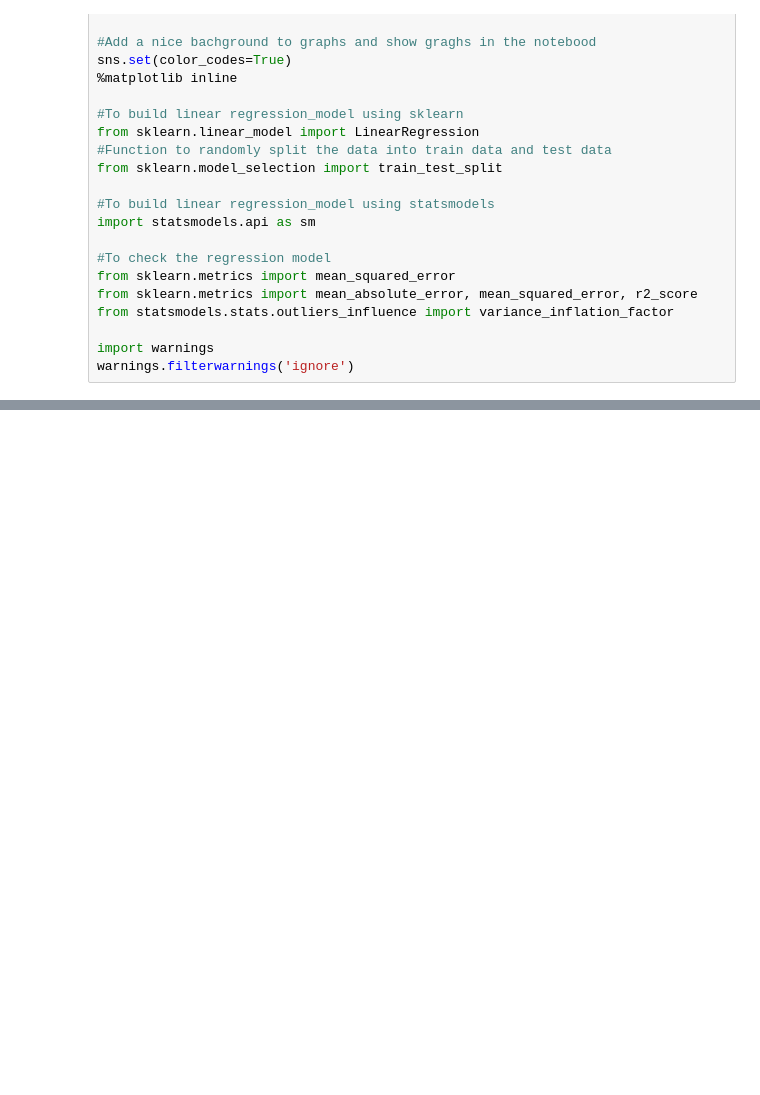
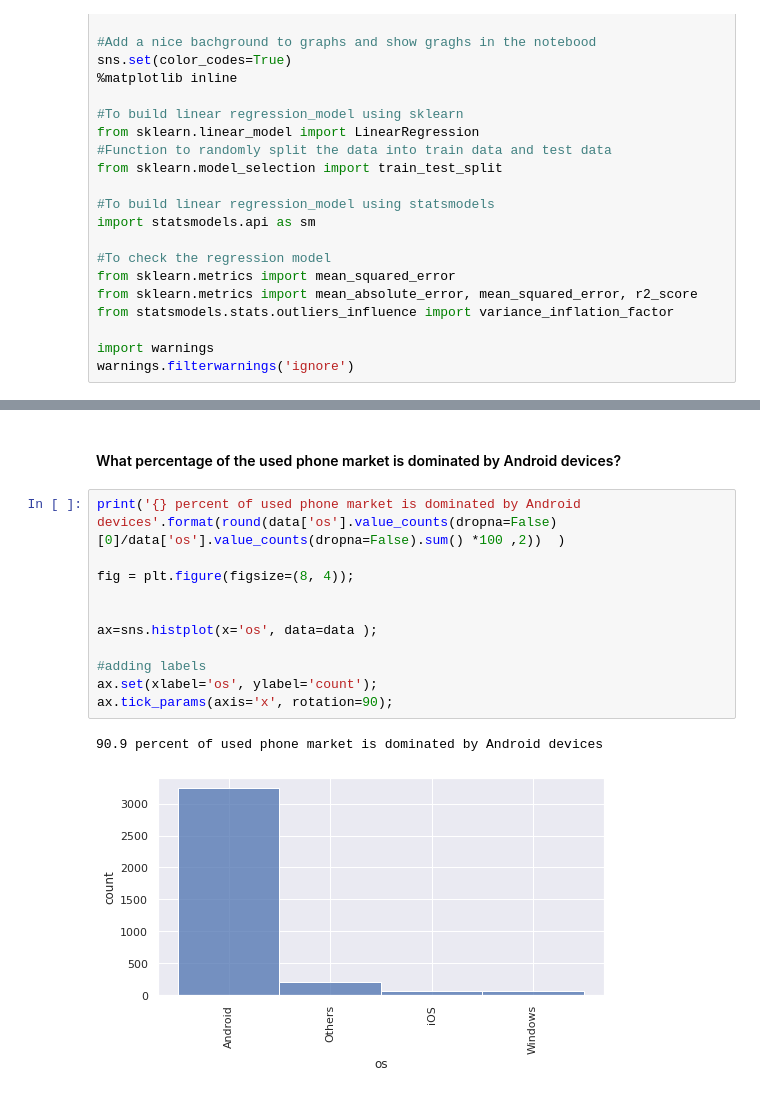
Before and after one commit to Ayda-Darvishan/ML-Regression-Model--AWS, a Jupyter notebook: AWS-NoteBook.ipynb, the cells around one changed output, grey strips where cells are left out. Cells and saved outputs as stored; diff of their text form; blank space fills up the shorter version.

```diff
--- a/AWS-NoteBook.ipynb
+++ b/AWS-NoteBook.ipynb
@@ -43,0 +212,16 @@ warnings.filterwarnings('ignore')
+# %% [markdown]
+#### What percentage of the used phone market is dominated by Android devices?
+# %%
+print('{} percent of used phone market is dominated by Android devices'.format(round(data['os'].value_counts(dropna=False)[0]/data['os'].value_counts(dropna=False).sum() *100 ,2))  )
+
+fig = plt.figure(figsize=(8, 4));
+
+
+ax=sns.histplot(x='os', data=data );
+
+#adding labels
+ax.set(xlabel='os', ylabel='count');
+ax.tick_params(axis='x', rotation=90);
+# %% [output]
+90.9 percent of used phone market is dominated by Android devices
+[figure, added]
```
Also changed, not shown: parts of 41 cells of this notebook.
